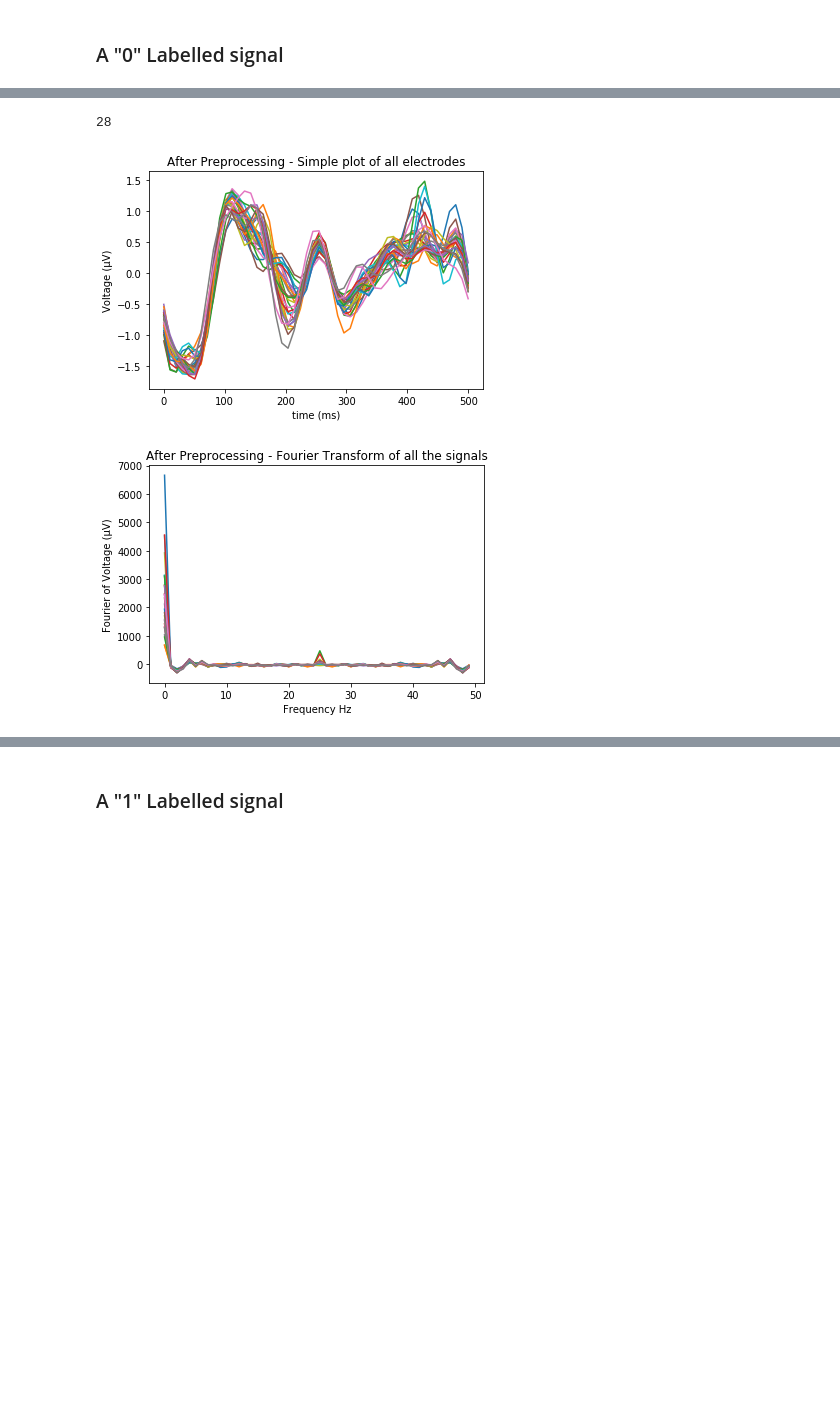
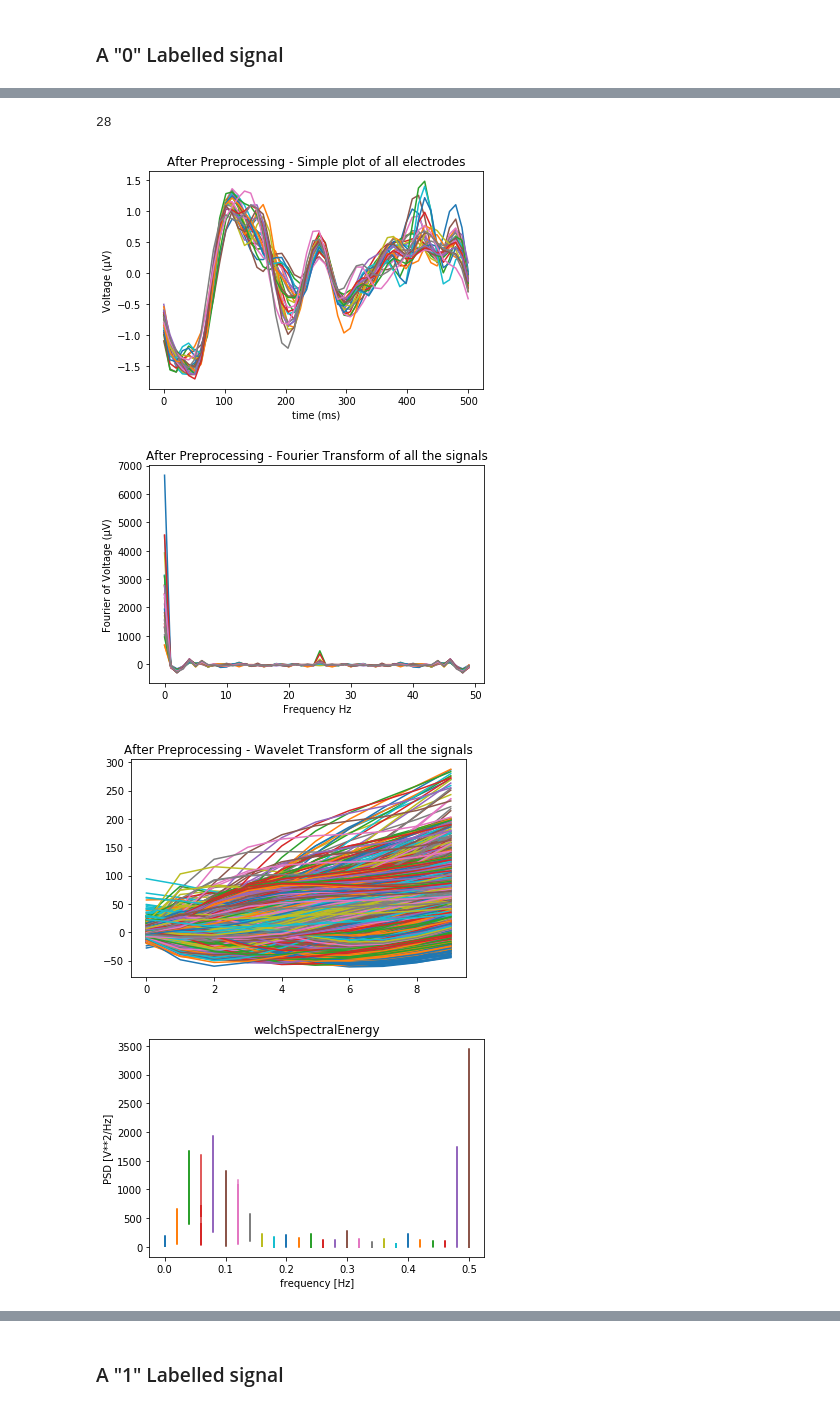
Before and after one commit to HongChen1995/DeepLearning2018, a Jupyter notebook: MiniProject1/test.ipynb, the cells around one changed output, grey strips where cells are left out. Saved outputs shown, nothing was run; the diff lists cells and outputs as text; code cells hidden in the pictures; blank space fills up the shorter version.

```diff
--- a/MiniProject1/test.ipynb
+++ b/MiniProject1/test.ipynb
@@ -268,44 +281,75 @@ from scipy import signal
 import scipy
 
 inputlen = np.array(train_input[0, :, 0]) # This signal is labelled 0 !!!!!!!
+time = np.linspace(0, 500, 50)
+
+welchSpectralEnergy = np.zeros((inputlen.size, 26))
+f = np.zeros((inputlen.size, 26))
+
 print (inputlen.size)
 
 # Actual Preprocessing set
-for i in range (0,inputlen.size) :
-    time = np.linspace(0, 500, 50)
+for i in range (0,inputlen.size):
     data = train_input[0, i, :]
     data = np.array(data)
 
+    f[i,:], welchSpectralEnergy[i, :]=signal.welch(data)
+
     fft=scipy.fft(data) #signal denoising
     bp=fft[:]
-    for i in range(len(bp)):
-        if i>=10:
-            bp[i]=0
+    for j in range(len(bp)):
+        if j>=10:
+            bp[j]=0
     ibp=scipy.ifft(bp)
 
     signal.detrend(ibp) #signal detrending
 
     #ibp = (ibp-ibp[0])/max(max(ibp), abs(min(ibp))) #signal normalization with initial offset suprresion
     ibp = (ibp-np.mean(ibp))/np.std(ibp) #signal normalization with initial offset suprresion
 
     plt.plot(time, ibp)
     plt.xlabel('time (ms)')
     plt.ylabel('Voltage (µV)')
     plt.title('After Preprocessing - Simple plot of all electrodes')
 plt.show()
 
 for i in range (0,inputlen.size) :
     time = np.linspace(0, 500, 50)
     data = train_input[0, i, :]
     data = np.array(data)
 
     fft=scipy.fft(data) #signal denoising
     plt.plot(fft)
     plt.xlabel('Frequency Hz')
     plt.ylabel('Fourier of Voltage (µV)')
     plt.title('After Preprocessing - Fourier Transform of all the signals')
 plt.show()
+
+for i in range (0,inputlen.size) :
+    time = np.linspace(0, 500, 50)
+    data = train_input[0, i, :]
+    data = np.array(data)
+
+    wavelet = signal.ricker
+    widths = np.arange(1, 11)
+    cwtmatr = signal.cwt(data, wavelet, widths)
+    plt.plot(cwtmatr)
+    plt.title('After Preprocessing - Wavelet Transform of all the signals')
+plt.show()
+
+plt.plot(f, welchSpectralEnergy)
+plt.title('welchSpectralEnergy')
+plt.xlabel('frequency [Hz]')
+plt.ylabel('PSD [V**2/Hz]')
+plt.show()
+
+plt.semilogy(f, welchSpectralEnergy)
+plt.xlabel('frequency [Hz]')
+plt.ylabel('log PSD [V**2/Hz]')
+plt.show()
 # %% [output]
 28
 [figure]
 [figure]
+[figure, added]
+[figure, added]
```
Also changed, not shown: parts of 4 cells of this notebook.
